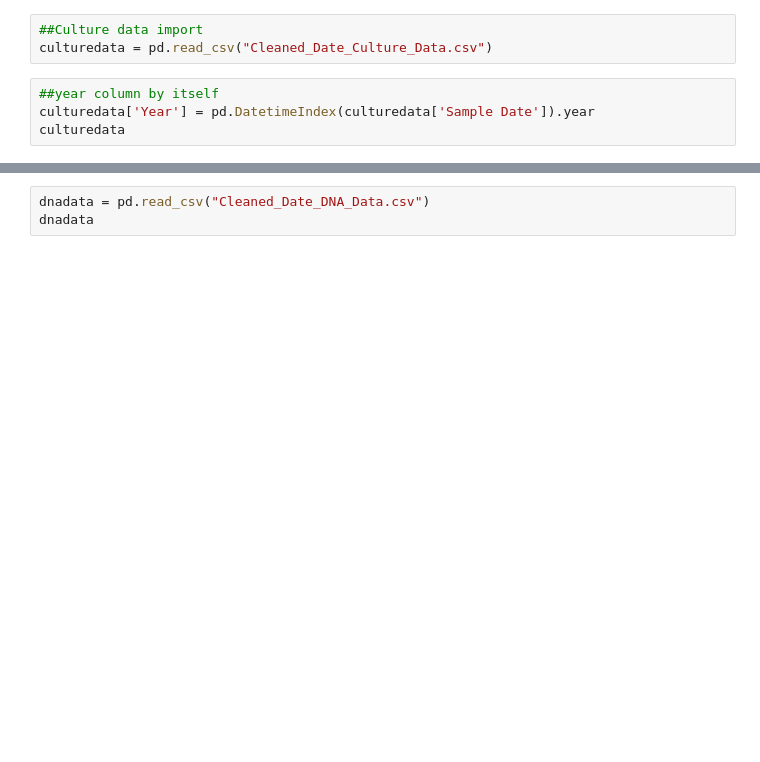
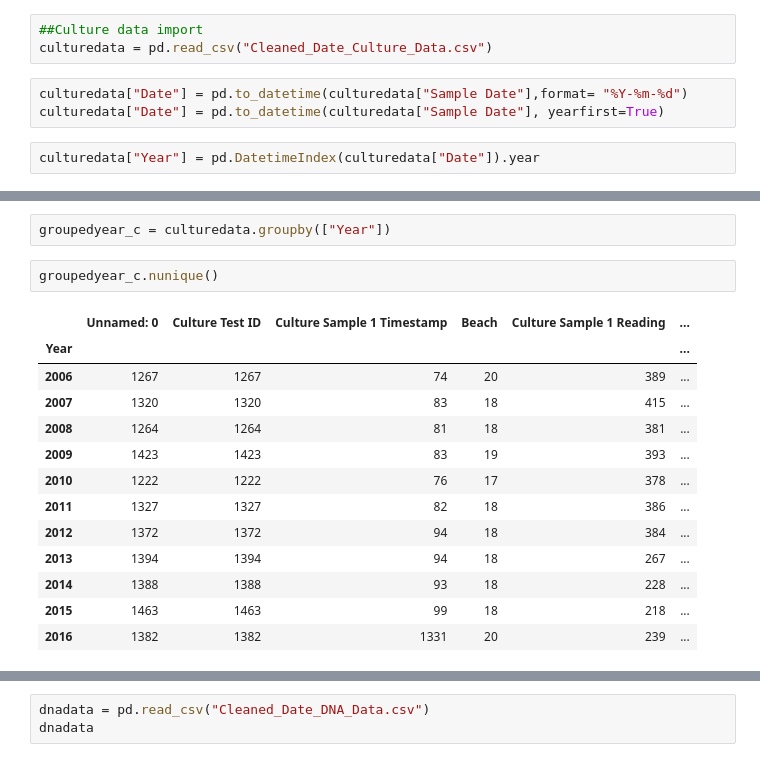
Before and after one commit to ander1908/Bootcamp_Project1, a Jupyter notebook: Emma.ipynb, the cells around one changed output, grey strips where cells are left out. Saved outputs shown, nothing was run; the diff lists cells and outputs as text; blank space fills up the shorter version.

```diff
--- a/Emma.ipynb
+++ b/Emma.ipynb
@@ -4,7 +12,8 @@ import datetime
 # %%
 ##Culture data import
 culturedata = pd.read_csv("Cleaned_Date_Culture_Data.csv")
+# %%
+culturedata["Date"] = pd.to_datetime(culturedata["Sample Date"],format= "%Y-%m-%d")
+culturedata["Date"] = pd.to_datetime(culturedata["Sample Date"], yearfirst=True)
 # %%
-##year column by itself
-culturedata['Year'] = pd.DatetimeIndex(culturedata['Sample Date']).year
-culturedata
+culturedata["Year"] = pd.DatetimeIndex(culturedata["Date"]).year
@@ -37,0 +29,18 @@ dtype('O')
+# %%
+groupedyear_c = culturedata.groupby(["Year"])
+# %%
+groupedyear_c.nunique()
+# %% [output]
+|  | Unnamed: 0 | Culture Test ID | Culture Sample 1 Timestamp | Beach | Culture Sample 1 Reading | ... |
+| Year |  |  |  |  |  | ... |
+| 2006 | 1267 | 1267 | 74 | 20 | 389 | ... |
+| 2007 | 1320 | 1320 | 83 | 18 | 415 | ... |
+| 2008 | 1264 | 1264 | 81 | 18 | 381 | ... |
+| 2009 | 1423 | 1423 | 83 | 19 | 393 | ... |
+| 2010 | 1222 | 1222 | 76 | 17 | 378 | ... |
+| 2011 | 1327 | 1327 | 82 | 18 | 386 | ... |
+| 2012 | 1372 | 1372 | 94 | 18 | 384 | ... |
+| 2013 | 1394 | 1394 | 94 | 18 | 267 | ... |
+| 2014 | 1388 | 1388 | 93 | 18 | 228 | ... |
+| 2015 | 1463 | 1463 | 99 | 18 | 218 | ... |
+| 2016 | 1382 | 1382 | 1331 | 20 | 239 | ... |
```
Also changed, not shown: parts of 25 cells of this notebook, 1 other file.
